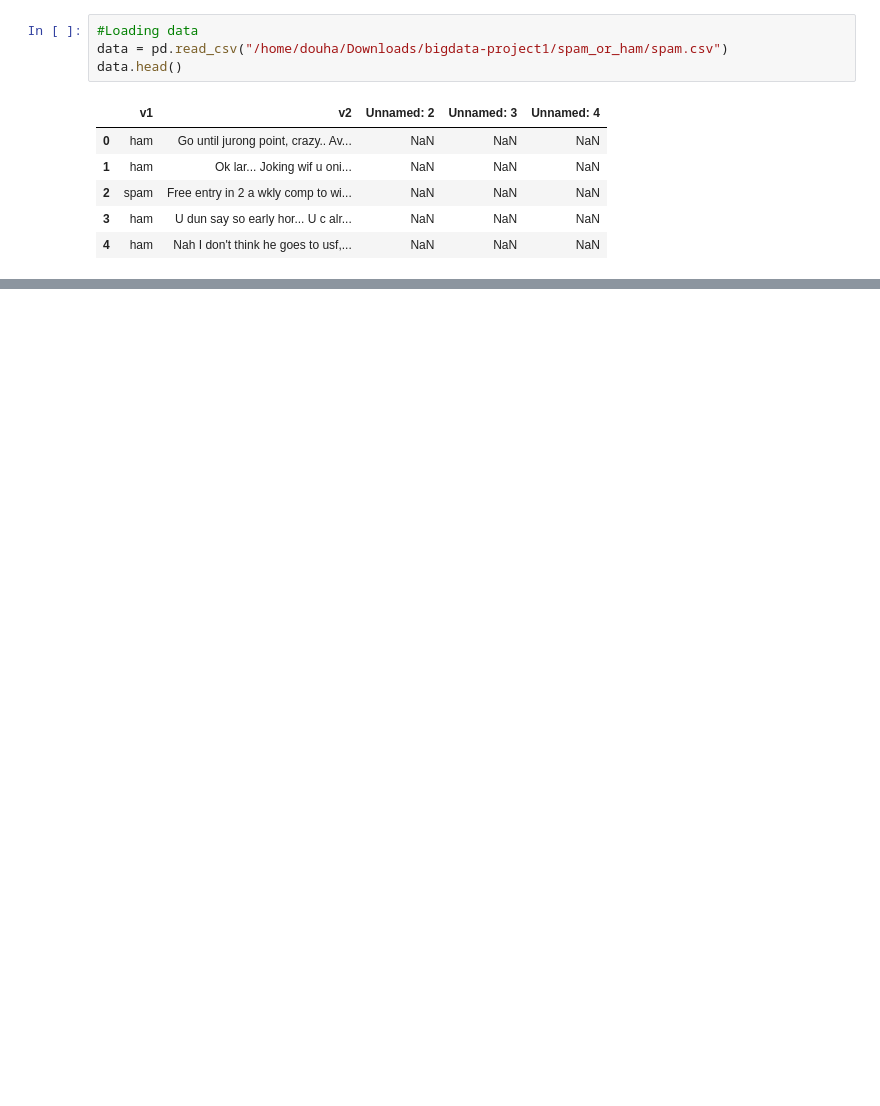
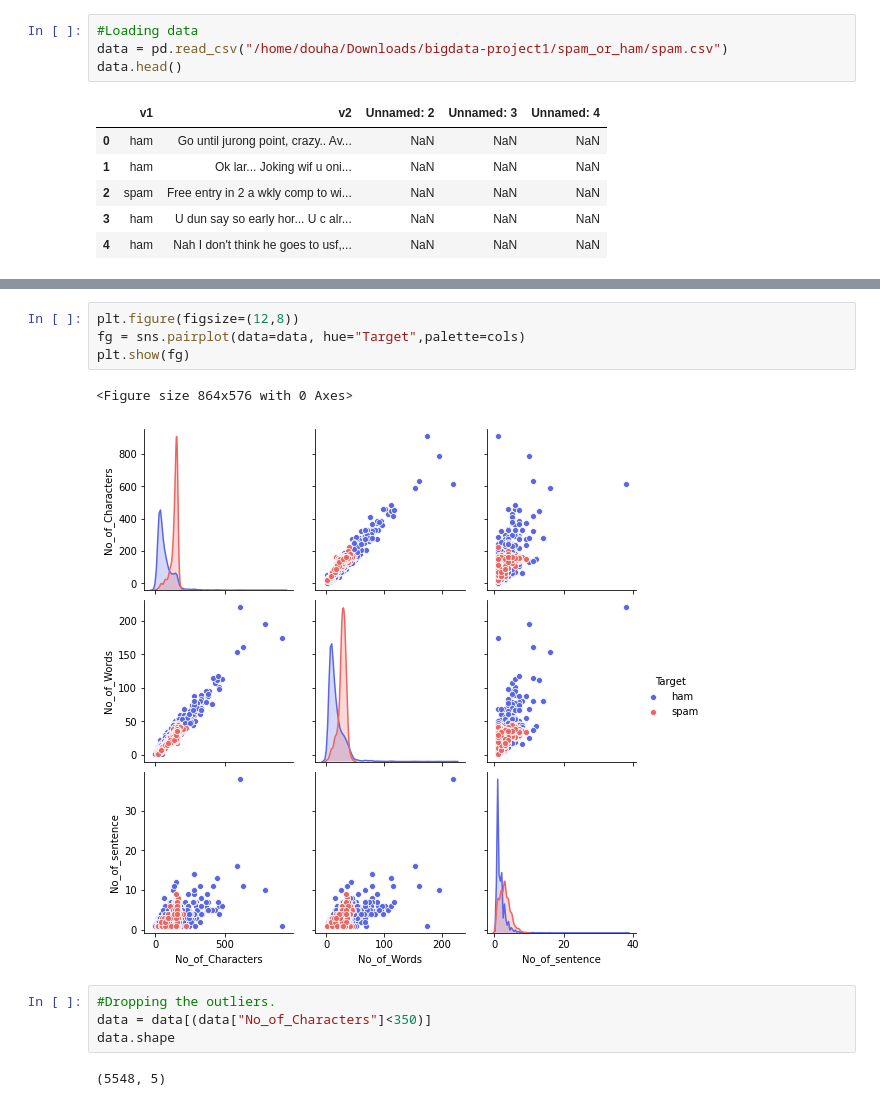
Before and after one commit to HAKMANI/bigdata-project1, a Jupyter notebook: spam_or_ham.ipynb, the cells around one changed output, grey strips where cells are left out. Cells and saved outputs as stored; diff of their text form; blank space fills up the shorter version.

```diff
--- a/spam_or_ham.ipynb
+++ b/spam_or_ham.ipynb
@@ -62,0 +109,13 @@ NameError: name 'data' is not defined
+# %%
+plt.figure(figsize=(12,8))
+fg = sns.pairplot(data=data, hue="Target",palette=cols)
+plt.show(fg)
+# %% [output]
+<Figure size 864x576 with 0 Axes>
+[figure, added]
+# %%
+#Dropping the outliers.
+data = data[(data["No_of_Characters"]<350)]
+data.shape
+# %% [output]
+(5548, 5)
```
Also changed, not shown: parts of 28 cells of this notebook.
